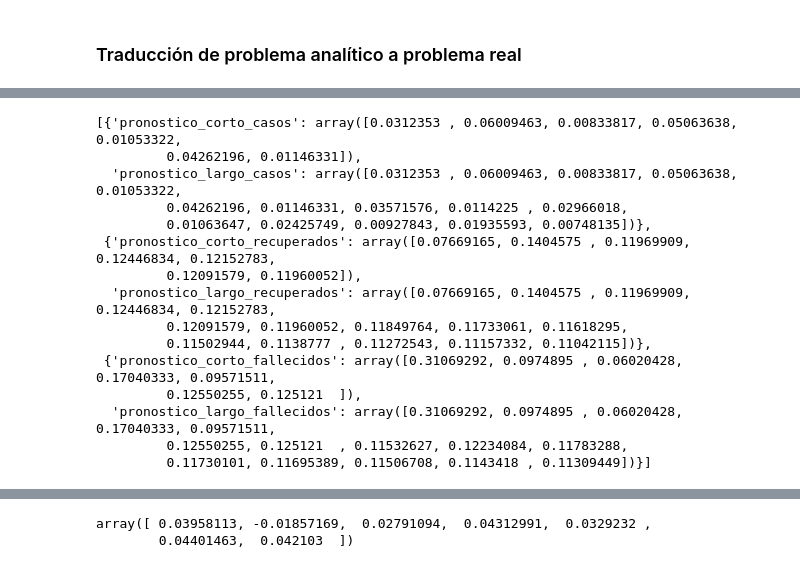
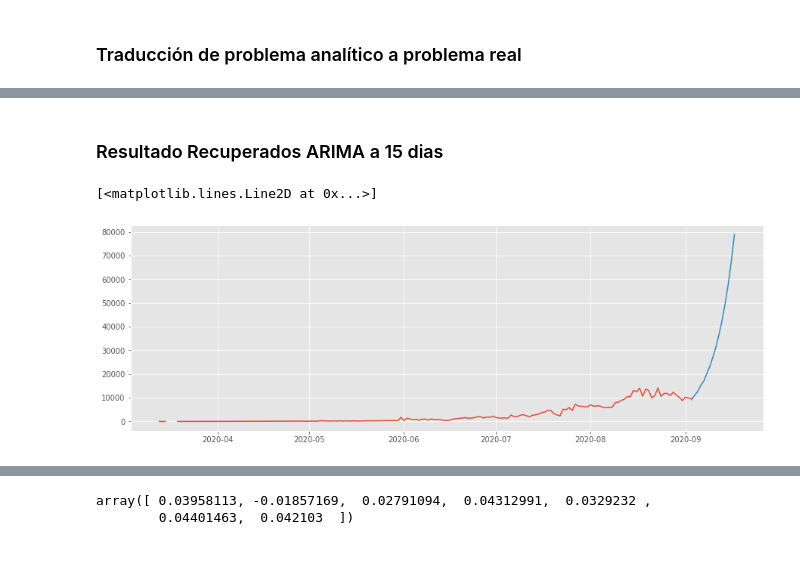
Before and after one commit to AP-2020-1S/covid-19-analiticapedictiva_ajsg, a Jupyter notebook: Entrega Analitica Predictiva.ipynb, the cells around one changed output, grey strips where cells are left out. Cells and saved outputs as stored; diff of their text form; code cells hidden in the pictures.

```diff
--- a/Entrega Analitica Predictiva.ipynb
+++ b/Entrega Analitica Predictiva.ipynb
@@ -369,18 +428,14 @@ plt.plot(fitted_series)
-# %%
-response_med
-# %% [output]
-[{'pronostico_corto_casos': array([0.0312353 , 0.06009463, 0.00833817, 0.05063638, 0.01053322,
-         0.04262196, 0.01146331]),
-  'pronostico_largo_casos': array([0.0312353 , 0.06009463, 0.00833817, 0.05063638, 0.01053322,
-         0.04262196, 0.01146331, 0.03571576, 0.0114225 , 0.02966018,
-         0.01063647, 0.02425749, 0.00927843, 0.01935593, 0.00748135])},
- {'pronostico_corto_recuperados': array([0.07669165, 0.1404575 , 0.11969909, 0.12446834, 0.12152783,
-         0.12091579, 0.11960052]),
-  'pronostico_largo_recuperados': array([0.07669165, 0.1404575 , 0.11969909, 0.12446834, 0.12152783,
-         0.12091579, 0.11960052, 0.11849764, 0.11733061, 0.11618295,
-         0.11502944, 0.1138777 , 0.11272543, 0.11157332, 0.11042115])},
- {'pronostico_corto_fallecidos': array([0.31069292, 0.0974895 , 0.06020428, 0.17040333, 0.09571511,
-         0.12550255, 0.125121  ]),
-  'pronostico_largo_fallecidos': array([0.31069292, 0.0974895 , 0.06020428, 0.17040333, 0.09571511,
-         0.12550255, 0.125121  , 0.11532627, 0.12234084, 0.11783288,
-         0.11730101, 0.11695389, 0.11506708, 0.1143418 , 0.11309449])}]
+# %% [markdown]
+### Resultado Recuperados ARIMA a 15 dias
+# %%
+real_series = pd.Series(df_full['c_recuperado'].values, index=df_full['fecha'])
+plt.figure(figsize=(15, 5))
+plt.plot(real_series)
+
+n_periods = 15
+index_of_fc = pd.date_range(real_series.index[-1], periods = n_periods, freq='D')
+fitted_series = pd.Series(translate_prediction(last_real_val_rec_col, response_col[1]['pronostico_largo_recuperados']), index=index_of_fc)
+plt.plot(fitted_series)
+# %% [output]
+[<matplotlib.lines.Line2D at 0x...>]
+[figure, added]
```
Also changed, not shown: parts of 21 cells of this notebook.
